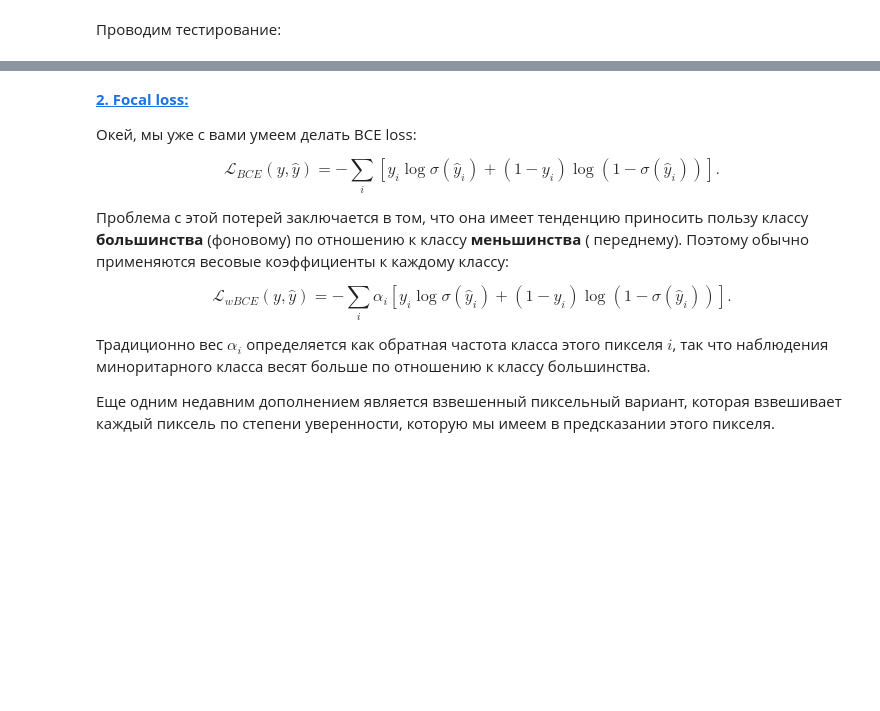
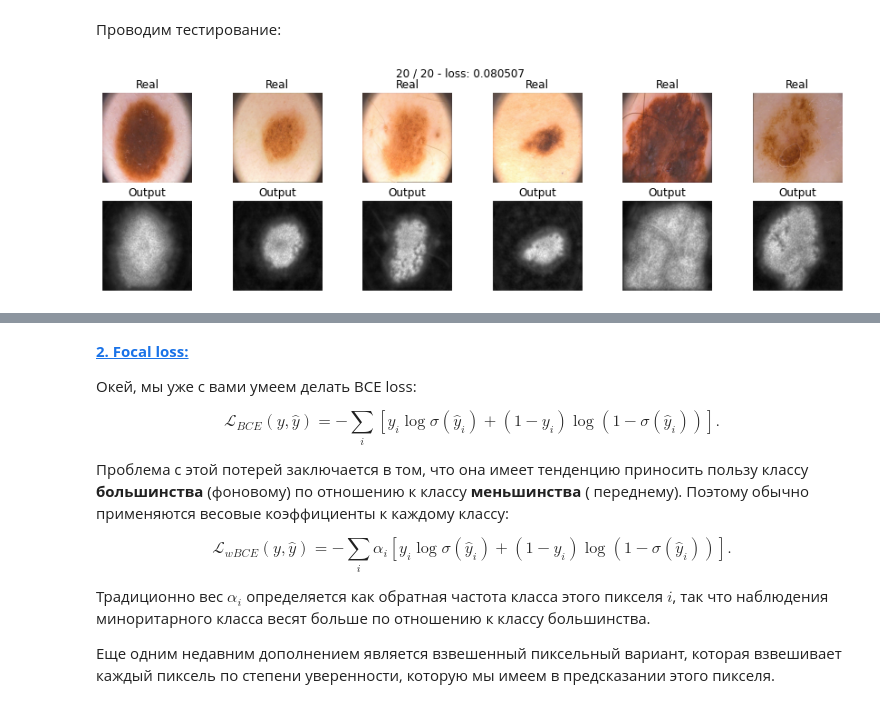
Before and after one commit to protaxY/DLS, a Jupyter notebook: [hw]semantic_segmentation.ipynb, the cells around one changed output, grey strips where cells are left out. Cells and saved outputs as stored; diff of their text form; code cells hidden in the pictures; blank space fills up the shorter version.

```diff
--- a/[hw]semantic_segmentation.ipynb
+++ b/[hw]semantic_segmentation.ipynb
@@ -454,19 +483,23 @@ $$D(X,Y)=\frac{2|X\cap Y|}{|X|+|Y|}$$
 $$\mathcal L_D(X,Y) = 1-\frac{1}{256 \times 256} \times \frac{\sum_i2X_iY_i}{\sum_iX_i+Y_i}.$$
 
 Не забудьте подумать о численной нестабильности, возникающей в математической формуле.
-# %%
-def dice_loss(y_real, y_pred):
-    num =
-    den =
-    res =
-    return res
+# %%
+def dice_loss(y_real, y_pred):
+    SMOOTH = 1e-8
+    y_pred = torch.sigmoid(y_pred)
+    num = torch.sum(2*y_real*y_pred, (2, 3))
+    den = torch.sum(y_real+y_pred, dim=(2, 3))
+    res = torch.mean(1-(num)/(den+SMOOTH))
+    return res
 # %% [markdown]
 Проводим тестирование:
 # %%
 model_dice = SegNet().to(device)
 
-max_epochs = 40
-optimaizer = optim.Adam(model_dice.parameters())
-train(model_dice, optimaizer, dice_loss, max_epochs, data_tr, data_val)
+max_epochs = 20
+optimaizer = torch.optim.Adam(model_dice.parameters())
+train_loss_history, val_loss_history = train(model_dice, optimaizer, dice_loss, max_epochs, data_tr, data_val)
+# %% [output]
+[figure, added]
 # %%
 score_model(model_dice, iou_pytorch, data_val)
```
Also changed, not shown: parts of 17 cells of this notebook.
